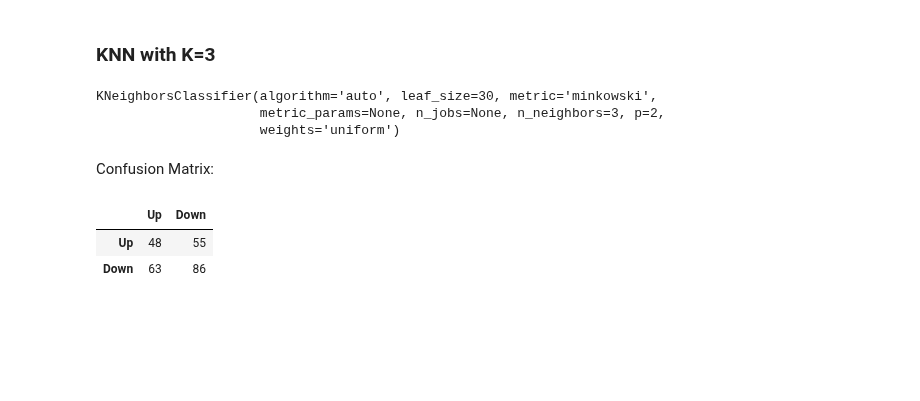
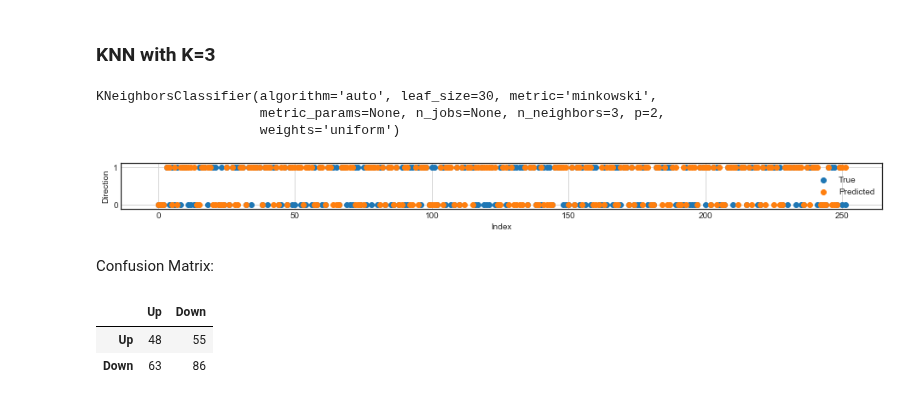
Before and after one commit to HatefDastour/Notes, a Jupyter notebook: Statistical_Learning/A_Comparison_of_Classification_Methods.ipynb, the cells around one changed output. Drawn from its saved outputs; the diff is of its cells as text; code cells hidden in the pictures; blank space fills up the shorter version.

```diff
--- a/Statistical_Learning/A_Comparison_of_Classification_Methods.ipynb
+++ b/Statistical_Learning/A_Comparison_of_Classification_Methods.ipynb
@@ -435,6 +435,18 @@ KNeighborsClassifier(algorithm='auto', leaf_size=30, metric='minkowski',
                      weights='uniform')
 # %%
 Prediction = KNN.fit(X_train, y_train).predict(X_test)
+# %%
+y_predict=pd.factorize(Prediction,sort=True)[0]
+ind=list(range(len(y_predict)))
+plt.subplots(figsize = (16, 1))
+plt.scatter(ind, y_true, label='True')
+plt.scatter(ind, y_predict, label='Predicted')
+plt.xlabel('Index')
+plt.ylabel('Direction')
+plt.legend()
+plt.grid()
+# %% [output]
+[figure, added]
 # %% [markdown]
 Confusion Matrix:
 # %%
```
Also changed, not shown: parts of 1 cell of this notebook.
